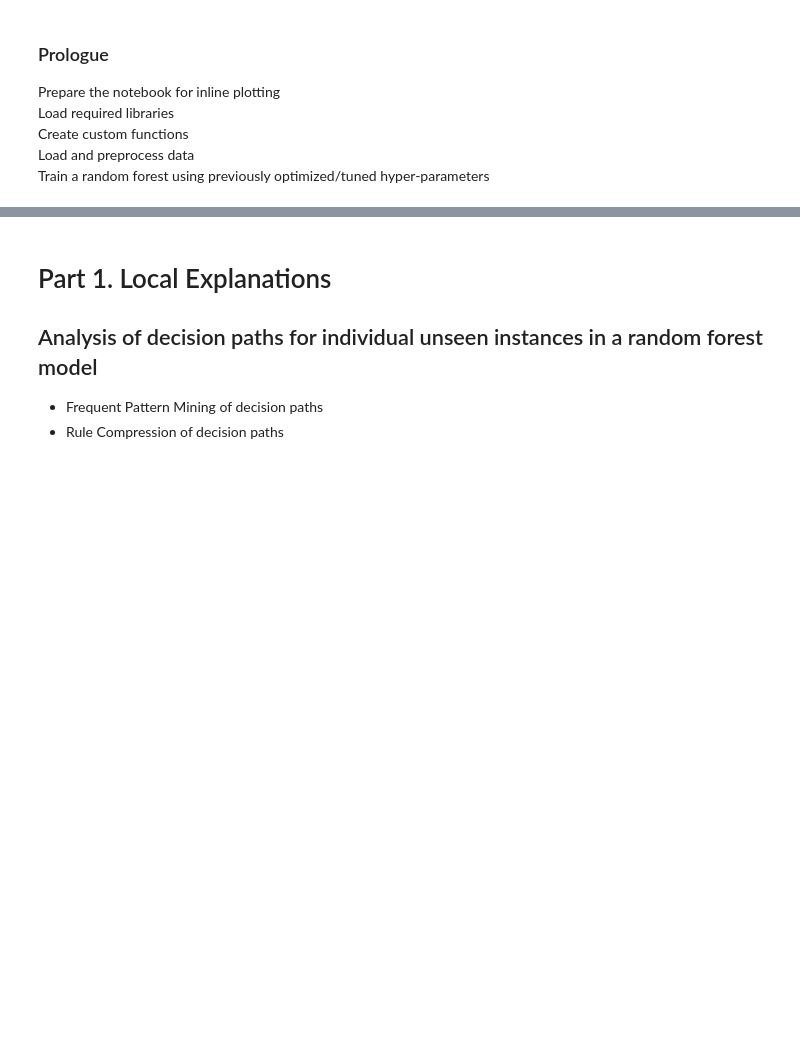
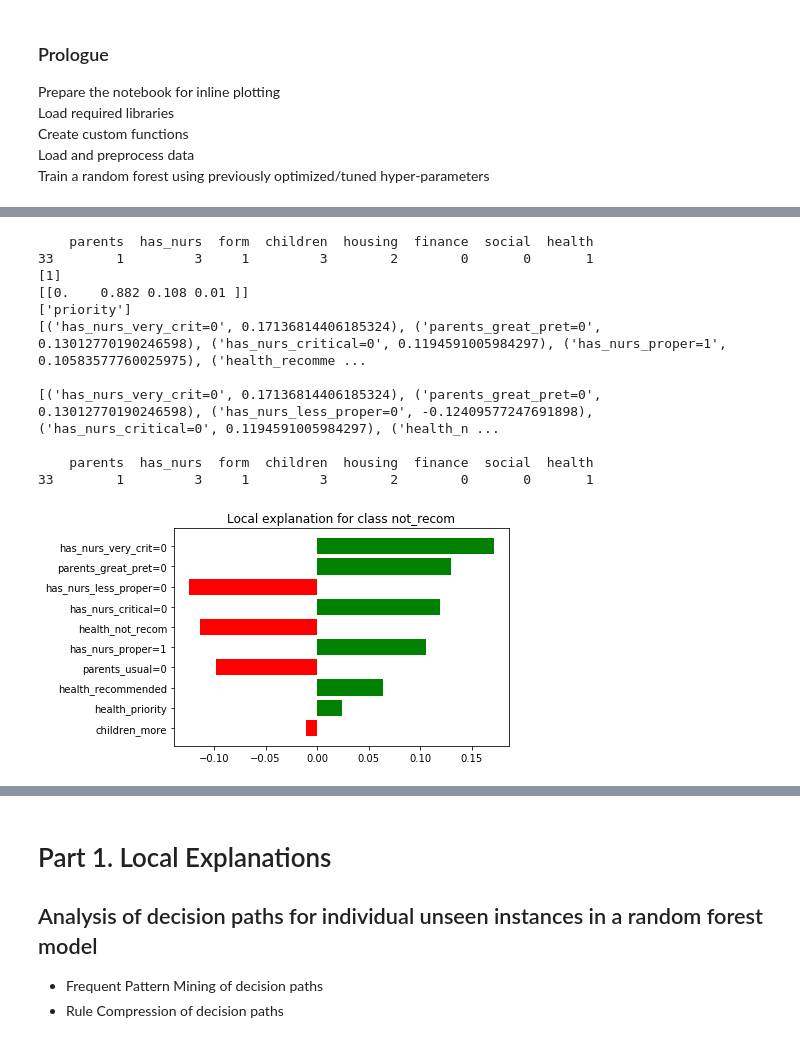
Before and after one commit to julianhatwell/interpret_basics2, a Jupyter notebook: whiteboxing experiments.ipynb, the cells around one changed output, grey strips where cells are left out. Saved outputs shown, nothing was run; the diff lists cells and outputs as text; code cells hidden in the pictures; blank space fills up the shorter version.

Commit message:
anchors working amnually

```diff
--- a/whiteboxing experiments.ipynb
+++ b/whiteboxing experiments.ipynb
@@ -115,0 +161,13 @@ Support: [286, 81]
+# %%
+from anchor import utils
+from anchor import anchor_tabular
+
+dataset_folder = 'C:\\Dev\\Study\\Python\\interpret_basics2\\data_source_files'
+dataset = utils.load_dataset('adult', balance=True, dataset_folder=dataset_folder)
+
+explainer = anchor_tabular.AnchorTabularExplainer(class_names=class_names.tolist(),
+                                                  feature_names=mydata.features,
+                                                  data=np.array(tt['X_train']),
+                                                  categorical_names=categorical_names)
+
+explainer.fit(np.array(tt['X_train']), np.array(tt['y_train']), np.array(tt['X_test']), np.array(tt['y_test']))
@@ -115,0 +205,39 @@ Support: [286, 81]
+# %%
+idx = 0
+
+if tt['encoder'] is None:
+    instance = tt['X_test'][idx:idx+1]
+else:
+    instance = tt['encoder'].transform(tt['X_test'][idx:idx+1]).todense()
+
+
+print(tt['X_test'][idx:idx+1])
+print(rf.predict(tt['encoder'].transform(tt['X_test'][idx:idx+1])))
+print(rf.predict_proba(tt['encoder'].transform(tt['X_test'][idx:idx+1])))
+
+print(mydata.get_label(mydata.class_col, rf.predict(tt['encoder'].transform(tt['X_test'][idx:idx+1]))))
+# exp = explainer.explain_instance(np.array(encoder.transform(batch[instance:instance+1]).todense())[0]
+exp = explainer.explain_instance(np.array(instance)[0]
+                                 , rf.predict_proba
+                                 , top_labels=1)
+
+fig = exp.as_pyplot_figure(label=rf.predict(tt['encoder'].transform(tt['X_test'][idx:idx+1]))[0])
+
+print(sorted(exp.as_list(label=rf.predict(instance)[0]), key=lambda x: x[1], reverse=True))
+print()
+print(exp.as_list(label=rf.predict(instance)[0]))
+print()
+print(tt['X_test'][idx:idx+1])
+# %% [output]
+    parents  has_nurs  form  children  housing  finance  social  health
+33        1         3     1         3        2        0       0       1
+[1]
+[[0.    0.882 0.108 0.01 ]]
+['priority']
+[('has_nurs_very_crit=0', 0.17136814406185324), ('parents_great_pret=0', 0.13012770190246598), ('has_nurs_critical=0', 0.1194591005984297), ('has_nurs_proper=1', 0.10583577760025975), ('health_recomme ...
+
+[('has_nurs_very_crit=0', 0.17136814406185324), ('parents_great_pret=0', 0.13012770190246598), ('has_nurs_less_proper=0', -0.12409577247691898), ('has_nurs_critical=0', 0.1194591005984297), ('health_n ...
+
+    parents  has_nurs  form  children  housing  finance  social  health
+33        1         3     1         3        2        0       0       1
+[figure, added]
```
Also changed, not shown: parts of 11 cells of this notebook, 7 other files.
